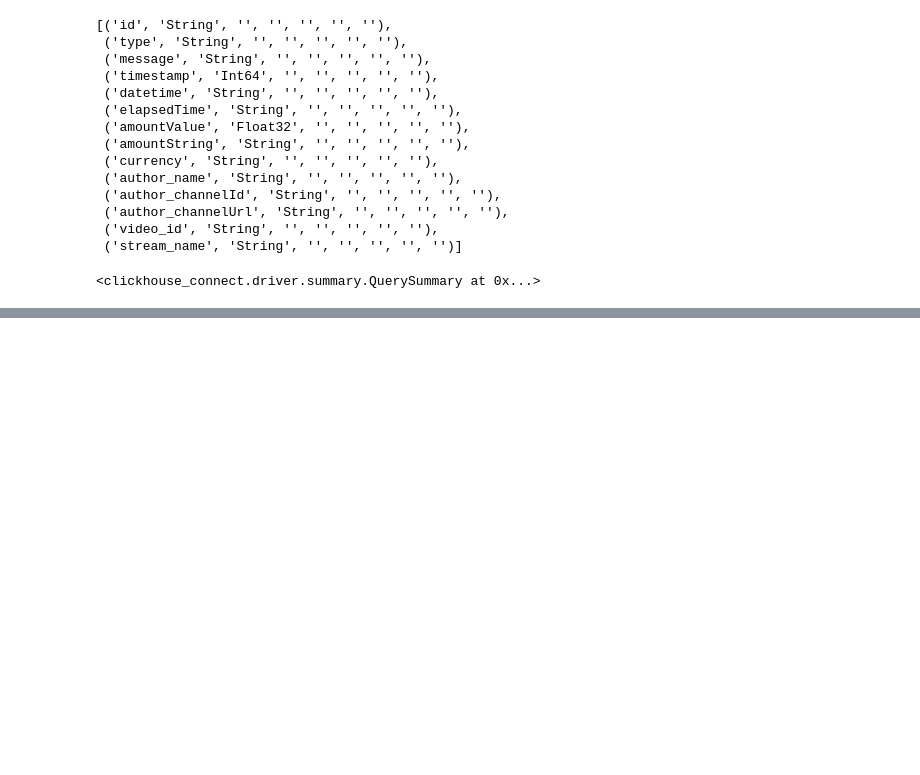
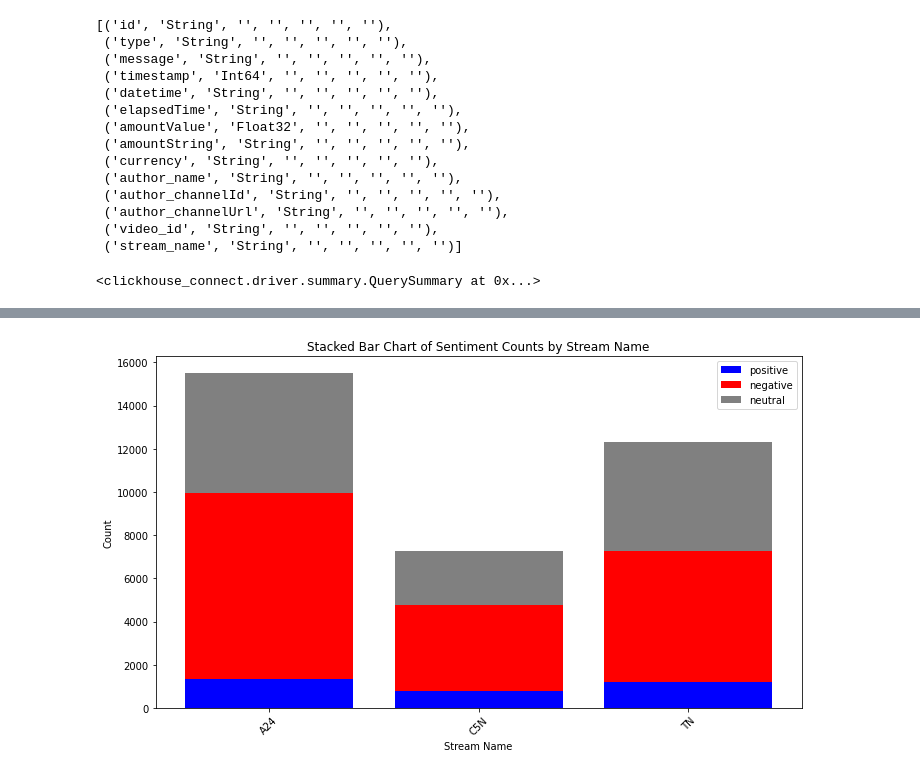
Before and after one commit to tomaspiaggio/ar-precidential-election-prediction, a Jupyter notebook: notebooks/EDA.ipynb, the cells around one changed output, grey strips where cells are left out. Cells and saved outputs as stored; diff of their text form; code cells hidden in the pictures; blank space fills up the shorter version.

```diff
--- a/notebooks/EDA.ipynb
+++ b/notebooks/EDA.ipynb
@@ -88,0 +203,3 @@ result = client.query("SELECT * FROM messages")
+# %%
+sentiment_per_strem = client.query("""SELECT m.stream_name, sentiment_label, COUNT(*) as cnt FROM sentiment s JOIN messages m ON m.id = s.id GROUP BY m.stream_name, sentiment_label""").result_rows
+sentiment_per_strem
@@ -88,0 +216,54 @@ result = client.query("SELECT * FROM messages")
+# %%
+# Separate data by sentiment
+positive_data = [entry for entry in sentiment_per_strem if entry[1] == 'positive']
+negative_data = [entry for entry in sentiment_per_strem if entry[1] == 'negative']
+neutral_data = [entry for entry in sentiment_per_strem if entry[1] == 'neutral']
+
+# Extract stream names and counts for each sentiment
+stream_names = [entry[0] for entry in sentiment_per_strem]
+positive_counts = [entry[2] for entry in positive_data]
+negative_counts = [entry[2] for entry in negative_data]
+neutral_counts = [entry[2] for entry in neutral_data]
+
+# Create a unique list of stream names
+unique_stream_names = list(set(stream_names))
+
+# Sort the stream names alphabetically
+unique_stream_names.sort()
+
+# Create the figure and axis
+fig, ax = plt.subplots(figsize=(10, 6))
+
+# Set the color mapping for sentiments
+colors = {'positive': 'blue', 'negative': 'red', 'neutral': 'gray'}
+
+# Initialize the bottom values for stacking
+bottom = np.zeros(len(unique_stream_names))
+
+# Plot each sentiment as a stacked bar
+for sentiment in ['positive', 'negative', 'neutral']:
+    counts = [entry[2] for entry in sentiment_per_strem if entry[1] == sentiment]
+    color = colors[sentiment]
+    ax.bar(
+        unique_stream_names,
+        counts,
+        label=sentiment,
+        color=color,
+        bottom=bottom,
+    )
+    bottom = np.add(bottom, counts)
+
+# Set labels and legend
+ax.set_xlabel('Stream Name')
+ax.set_ylabel('Count')
+ax.set_title('Stacked Bar Chart of Sentiment Counts by Stream Name')
+ax.legend()
+
+# Rotate x-axis labels for better readability
+plt.xticks(rotation=45)
+
+# Show the plot
+plt.tight_layout()
+plt.show()
+# %% [output]
+[figure, added]
```
Also changed, not shown: parts of 27 cells of this notebook, 7 other files.
